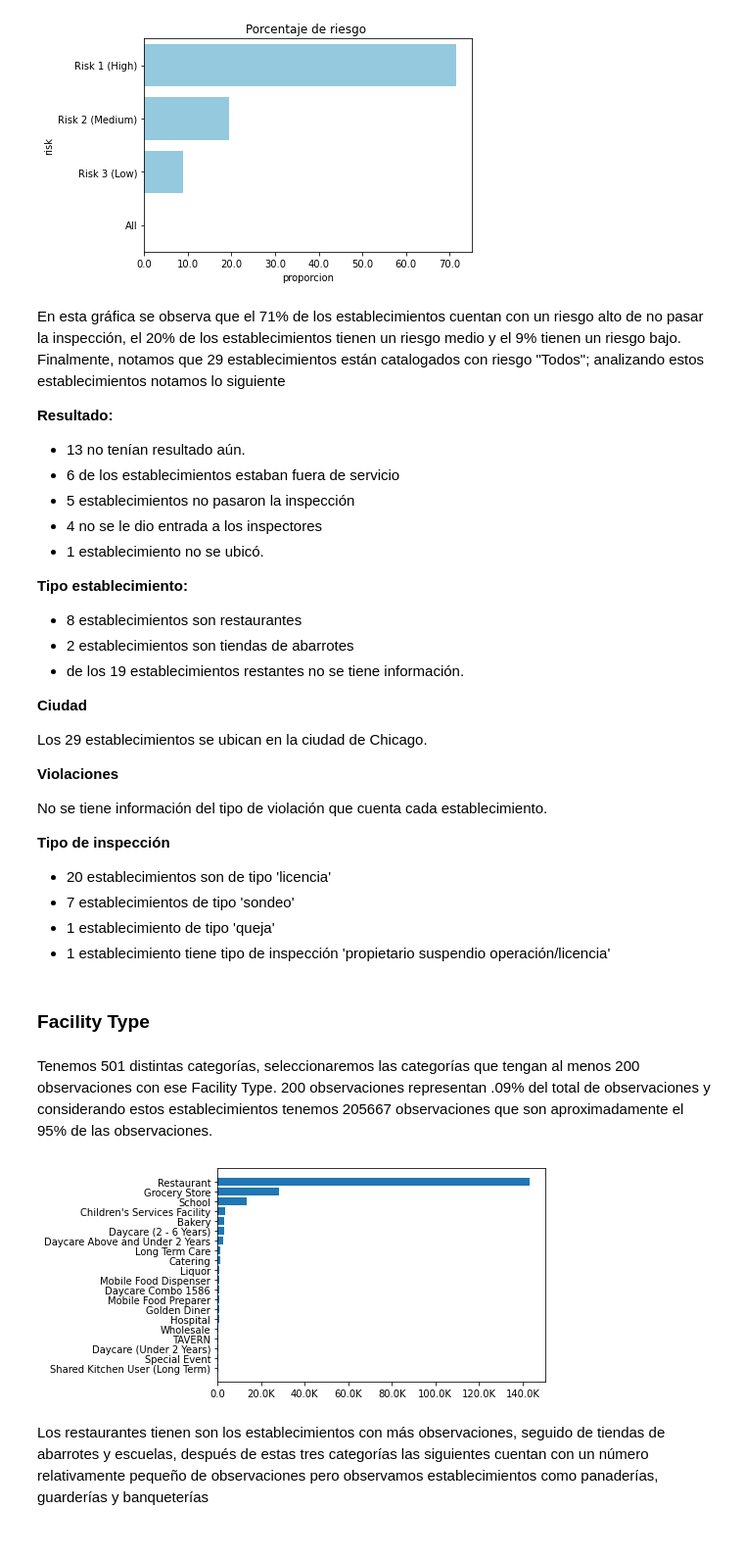
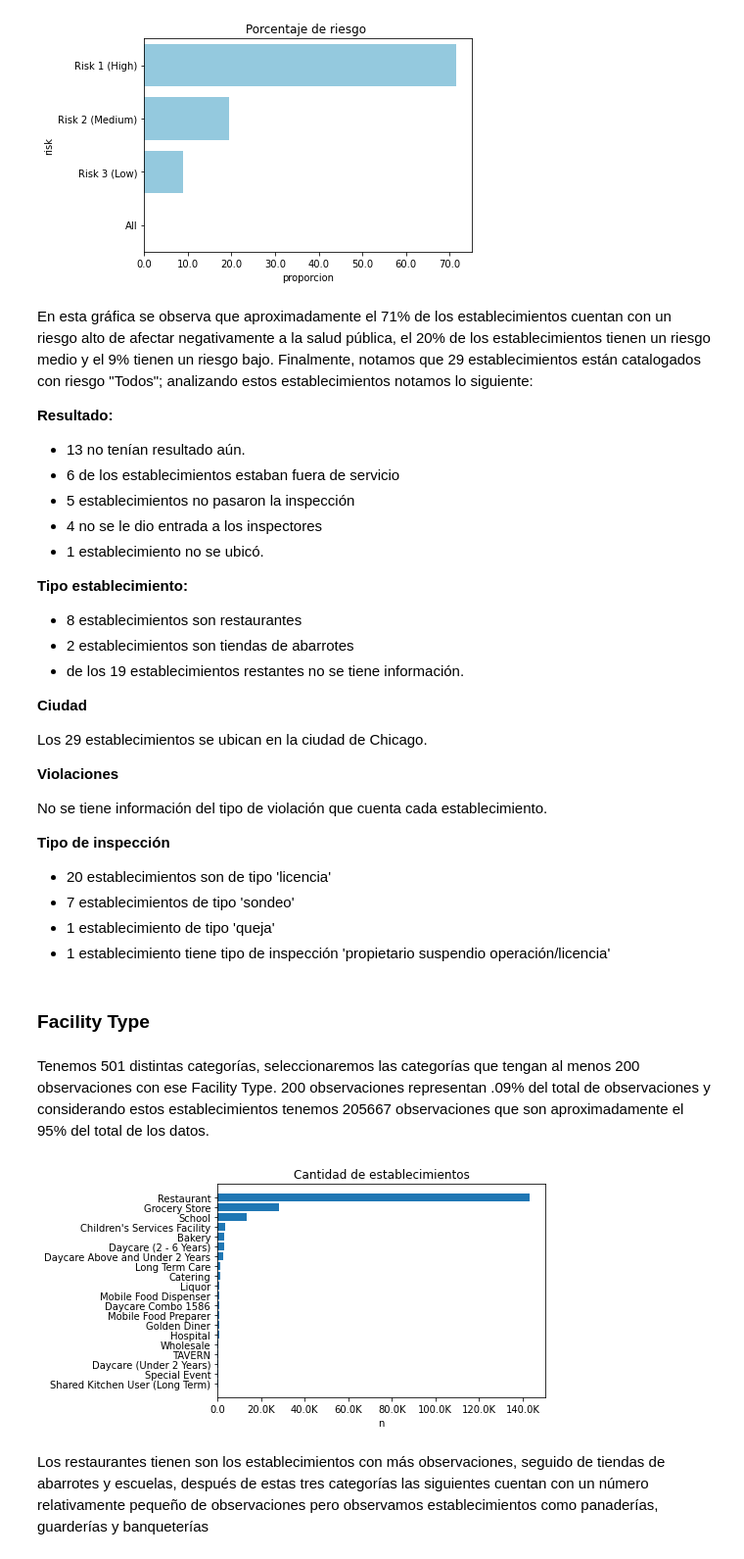
Before and after one commit to AnaTorresR/DPA-ADEI, a Jupyter notebook: notebooks/eda_food_inspections.ipynb, the cells around one changed output. Shown at 98% size. Saved outputs shown, nothing was run; the diff lists cells and outputs as text; code cells hidden in the pictures.

```diff
--- a/notebooks/eda_food_inspections.ipynb
+++ b/notebooks/eda_food_inspections.ipynb
@@ -23,5 +20,5 @@ from utils_notebook.utils_eda import *
 # %%
-df_food = pd.read_csv('../../Food_Inspections.csv')
+df_food = pd.read_csv('../data/Food_Inspections.csv')
 # %%
 df_food.head()
 # %% [output]
@@ -265,13 +206,5 @@ data_profiling_date(df_food,dicVar['date_var'][1])
 # %% [markdown]
 ### Risk
-# %%
-def number_formatter(number, pos=None):
-    """Convert a number into a human readable format."""
-    magnitude = 0
-    while abs(number) >= 1000:
-        magnitude += 1
-        number /= 1000.0
-    return '%.1f%s' % (number, ['', 'K', 'M', 'B', 'T', 'Q'][magnitude])
 # %%
 riesgo = df_food.groupby(['risk'],as_index=False)['inspection_id'].count()\
                                 .rename(columns={"inspection_id": 'registros'})
@@ -298,7 +231,7 @@ a.xaxis.set_major_formatter(FuncFormatter(number_formatter))
 # %% [output]
 [figure]
 # %% [markdown]
-En esta gráfica se observa que el 71% de los establecimientos cuentan con un riesgo alto de no pasar la inspección, el 20% de los establecimientos tienen un riesgo medio y el 9% tienen un riesgo bajo. Finalmente, notamos que 29 establecimientos están catalogados con riesgo "Todos"; analizando estos establecimientos notamos lo siguiente
+En esta gráfica se observa que aproximadamente el 71% de los establecimientos cuentan con un riesgo alto de afectar negativamente a la salud pública, el 20% de los establecimientos tienen un riesgo medio y el 9% tienen un riesgo bajo. Finalmente, notamos que 29 establecimientos están catalogados con riesgo "Todos"; analizando estos establecimientos notamos lo siguiente:
 
 **Resultado:**
 
@@ -336,15 +269,16 @@ establecimientos = df_food.groupby(['facility_type'],as_index=False)['inspection
 # %%
 establecimientos = establecimientos[establecimientos['n']>=200].sort_values('n', ascending = True)
 # %% [markdown]
-Tenemos 501 distintas categorías, seleccionaremos las categorías que tengan al menos 200 observaciones con ese Facility Type. 200 observaciones representan .09% del total de observaciones y considerando estos establecimientos tenemos 205667 observaciones que son aproximadamente el 95% de las observaciones.
+Tenemos 501 distintas categorías, seleccionaremos las categorías que tengan al menos 200 observaciones con ese Facility Type. 200 observaciones representan .09% del total de observaciones y considerando estos establecimientos tenemos 205667 observaciones que son aproximadamente el 95% del total de los datos.
 # %%
 fig, ax = plt.subplots()
 ax.xaxis.set_major_formatter(number_formatter)
+ax.set_title('Cantidad de establecimientos')
 plt.barh(establecimientos['facility_type'], establecimientos['n'])
-plt.FuncFormatter(number_formatter)
+ax.set_xlabel('n')
 plt.show()
 # %% [output]
-[figure, old version]
+[figure, new version]
 # %% [markdown]
 Los restaurantes tienen son los establecimientos con más observaciones, seguido de tiendas de abarrotes y escuelas, después de estas tres categorías las siguientes cuentan con un número relativamente pequeño de observaciones pero observamos establecimientos como panaderías, guarderías y banqueterías
 # %% [markdown]
```
Also changed, not shown: parts of 27 cells of this notebook, 6 other files.
